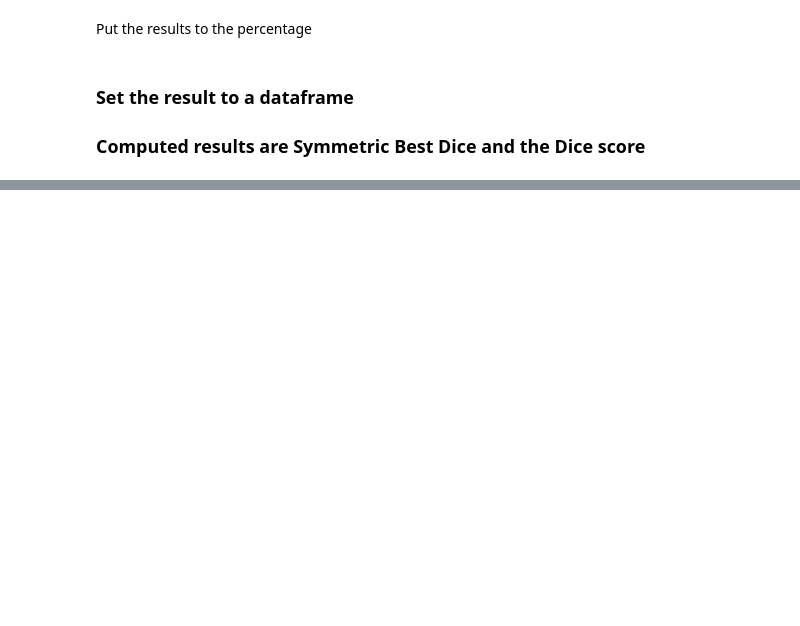
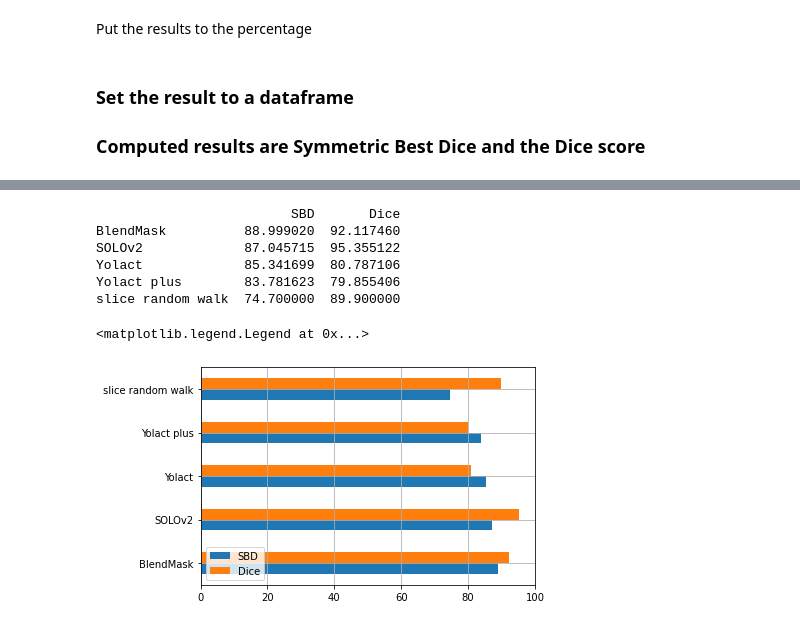
Before and after one commit to Goliaita/Tesi, a Jupyter notebook: python/instance_computation/scoring.ipynb, the cells around one changed output, grey strips where cells are left out. Cells and saved outputs as stored; diff of their text form; code cells hidden in the pictures; blank space fills up the shorter version.

```diff
--- a/python/instance_computation/scoring.ipynb
+++ b/python/instance_computation/scoring.ipynb
@@ -125,0 +123,21 @@ data.plot.bar()
+# %%
+komatsuna_validation = "/data/basile/Project/AdelaiDet/datasets/coco/annotations/validation900.json"
+
+komatsuna_results = [
+    "/data/basile/Project/AdelaiDet/training_dir/blendmask_R_101_dcn_5x_4/inference/coco_instances_results.json",
+    "/data/basile/Project/AdelaiDet/training_dir/solo_R_101_3x_2/inference/coco_instances_results.json",
+    "/data/basile/Project/instance_computation/results/yolact_komatsuna.json",
+    "/data/basile/Project/instance_computation/results/yolact_plus_komatsuna.json"
+]
+# %%
+komatsuna_result_list = []
+for element in komatsuna_results:
+    buff = element.split("/")[-1]
+    print(f"analyzing {buff}")
+    args = Namespace(result_path    = element,
+                     gt_path        = komatsuna_validation,
+                     score          = 0.8,
+                     write          = False)
+
+    sbd, dice = compute_scores(args)
+    komatsuna_result_list.append([sbd,dice])
@@ -125,0 +193,29 @@ data.plot.bar()
+# %%
+komatsuna_result_list = np.array(komatsuna_result_list)
+
+komatsuna_result_list = np.append(komatsuna_result_list, [0.747,0.899]).reshape((-1, 2))
+
+komatsuna_result_list *= 100
+komatsuna_data = pd.DataFrame(
+    komatsuna_result_list,
+    columns=["SBD", "Dice"],
+    index=["BlendMask", "SOLOv2", "Yolact", "Yolact plus", "slice random walk"])
+
+print(komatsuna_data)
+# %% [output]
+                         SBD       Dice
+BlendMask          88.999020  92.117460
+SOLOv2             87.045715  95.355122
+Yolact             85.341699  80.787106
+Yolact plus        83.781623  79.855406
+slice random walk  74.700000  89.900000
+# %%
+# ax = komatsuna_data.plot(kind='bar', ylim=(0,100))
+# ax.legend(loc=3)
+# for p in ax.patches:
+#     ax.annotate(np.round(p.get_height(),decimals=2), (p.get_x()+p.get_width()/2., p.get_height()), ha='center', va='center', xytext=(0, 10), textcoords='offset points')
+ax = komatsuna_data.plot.barh(ylim=(0,100), grid=True)
+ax.legend(loc=3)
+# %% [output]
+<matplotlib.legend.Legend at 0x...>
+[figure, added]
```
Also changed, not shown: parts of 13 cells of this notebook, 8 other files.
